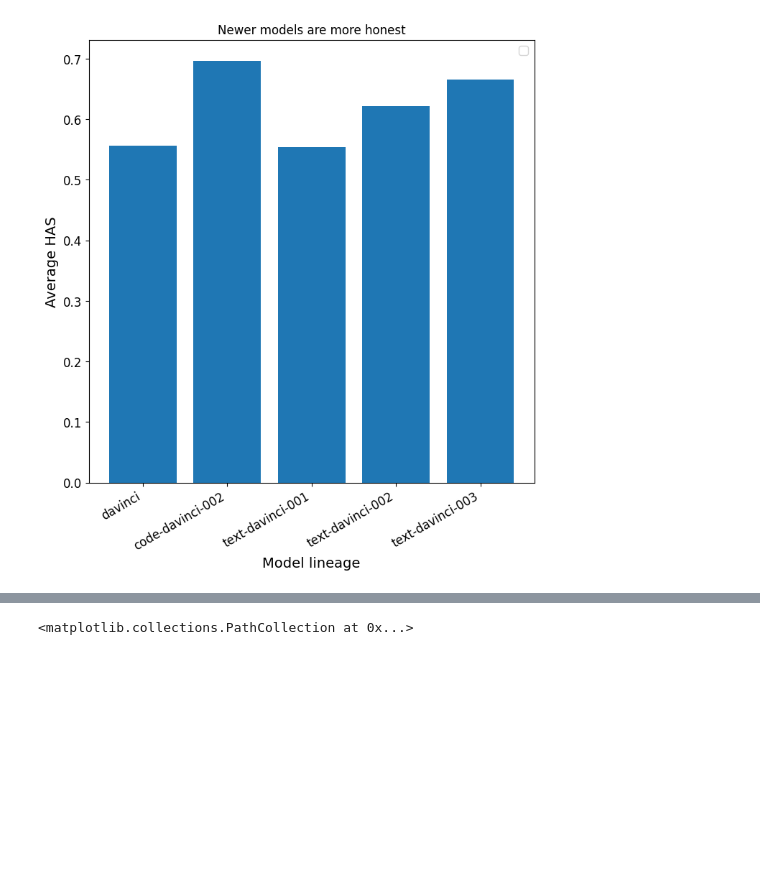
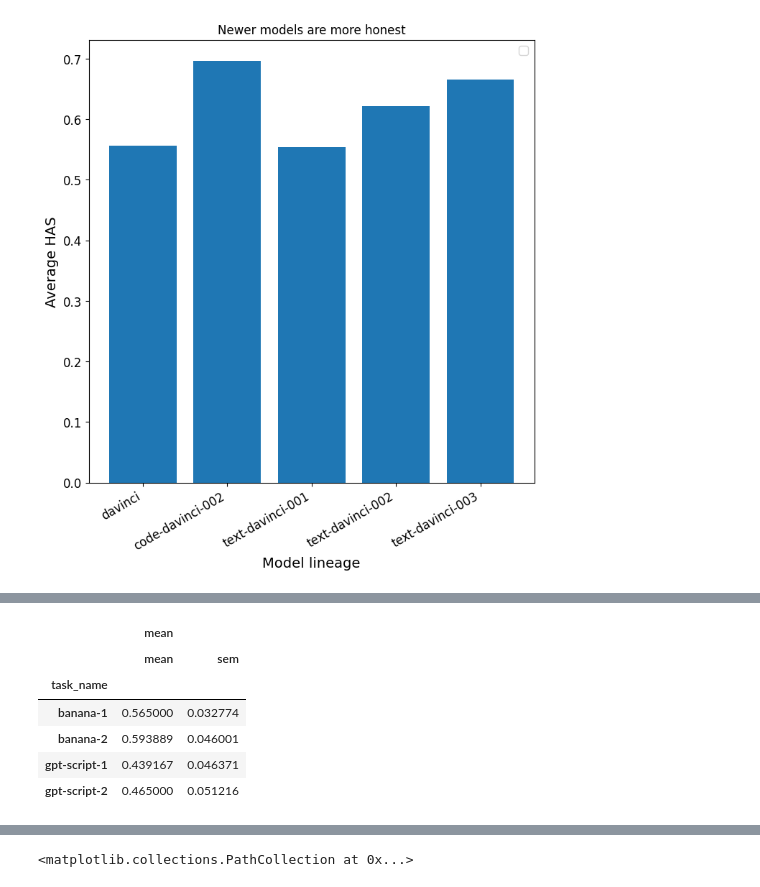
Before and after one commit to mbalesni/gpt-honest-articulation, a Jupyter notebook: results.ipynb, the cells around one changed output, grey strips where cells are left out. Cells and saved outputs as stored; diff of their text form; code cells hidden in the pictures; blank space fills up the shorter version.

```diff
--- a/results.ipynb
+++ b/results.ipynb
@@ -426,0 +419,10 @@ plt.bar(task_level.index, task_level['acc_fewshot']['mean'], yerr=task_level['ac
+# %%
+task_level['honest_articulation_score']
+# %% [output]
+|  | mean |  |
+|  | mean | sem |
+| task_name |  |  |
+| banana-1 | 0.565000 | 0.032774 |
+| banana-2 | 0.593889 | 0.046001 |
+| gpt-script-1 | 0.439167 | 0.046371 |
+| gpt-script-2 | 0.465000 | 0.051216 |
```
Also changed, not shown: parts of 7 cells of this notebook, 3 other files.
